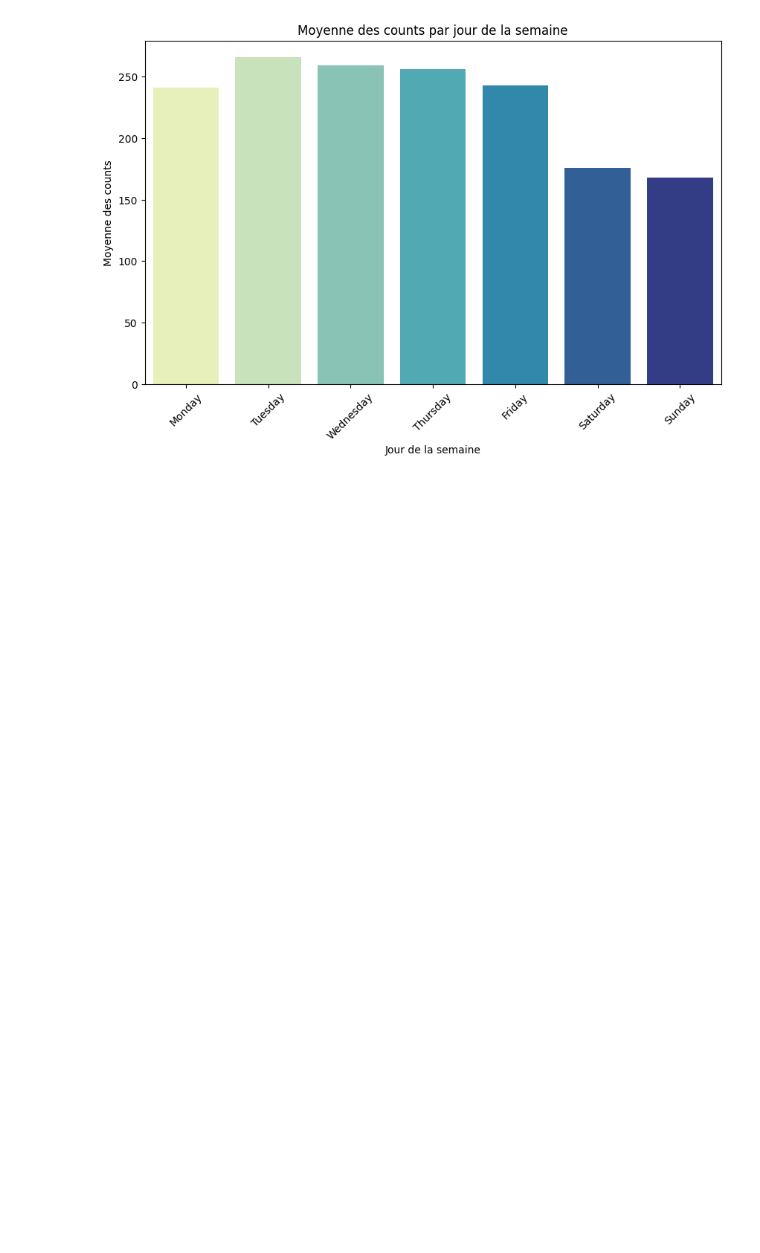
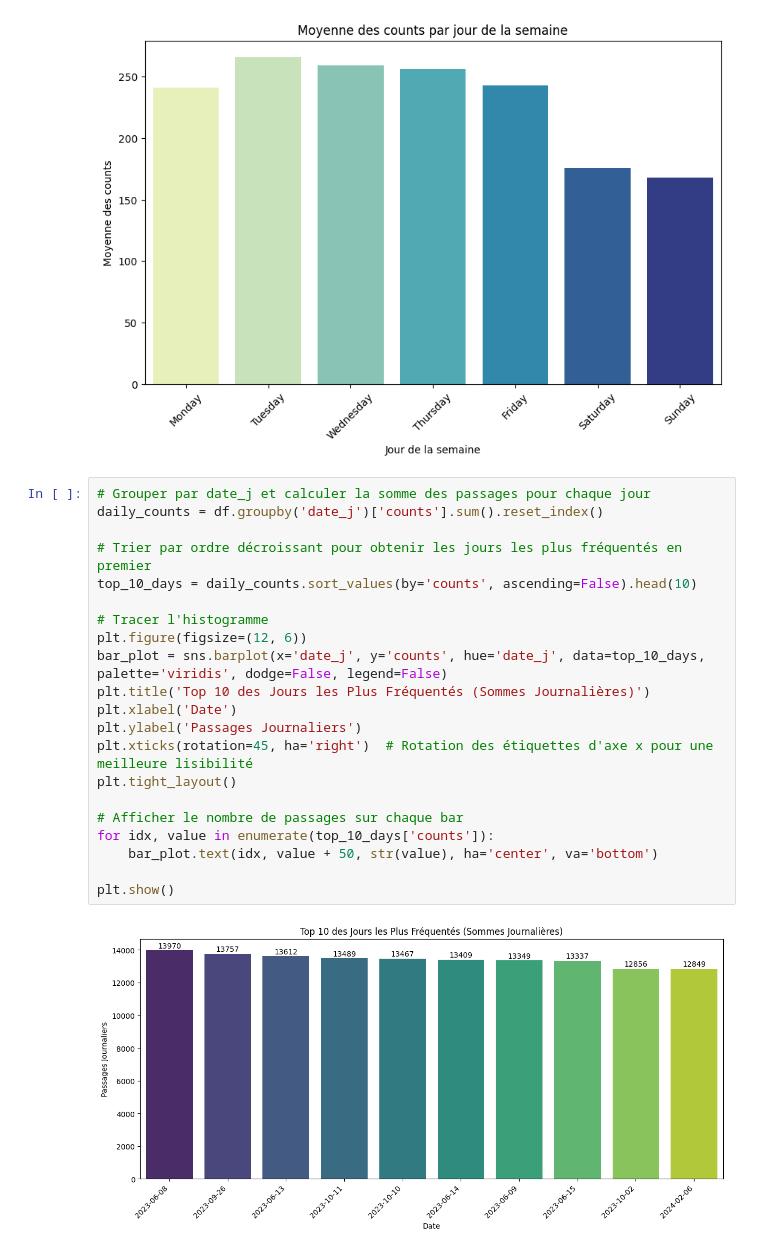
Before and after one commit to ba-talibe/OpenData-Rouen_Analysis_Project, a Jupyter notebook: dataset_updater.ipynb, the cells around one changed output. Drawn from its saved outputs; the diff is of its cells as text; blank space fills up the shorter version.

Commit message:
others diagrams updated

```diff
--- a/dataset_updater.ipynb
+++ b/dataset_updater.ipynb
@@ -276,3 +276,26 @@ plt.show()
 5         Saturday             176
 6           Sunday             168
 [figure]
+# %%
+# Grouper par date_j et calculer la somme des passages pour chaque jour
+daily_counts = df.groupby('date_j')['counts'].sum().reset_index()
+
+# Trier par ordre décroissant pour obtenir les jours les plus fréquentés en premier
+top_10_days = daily_counts.sort_values(by='counts', ascending=False).head(10)
+
+# Tracer l'histogramme
+plt.figure(figsize=(12, 6))
+bar_plot = sns.barplot(x='date_j', y='counts', hue='date_j', data=top_10_days, palette='viridis', dodge=False, legend=False)
+plt.title('Top 10 des Jours les Plus Fréquentés (Sommes Journalières)')
+plt.xlabel('Date')
+plt.ylabel('Passages Journaliers')
+plt.xticks(rotation=45, ha='right')  # Rotation des étiquettes d'axe x pour une meilleure lisibilité
+plt.tight_layout()
+
+# Afficher le nombre de passages sur chaque bar
+for idx, value in enumerate(top_10_days['counts']):
+    bar_plot.text(idx, value + 50, str(value), ha='center', va='bottom')
+
+plt.show()
+# %% [output]
+[figure, added]
```
Also changed, not shown: parts of 1 cell of this notebook.
